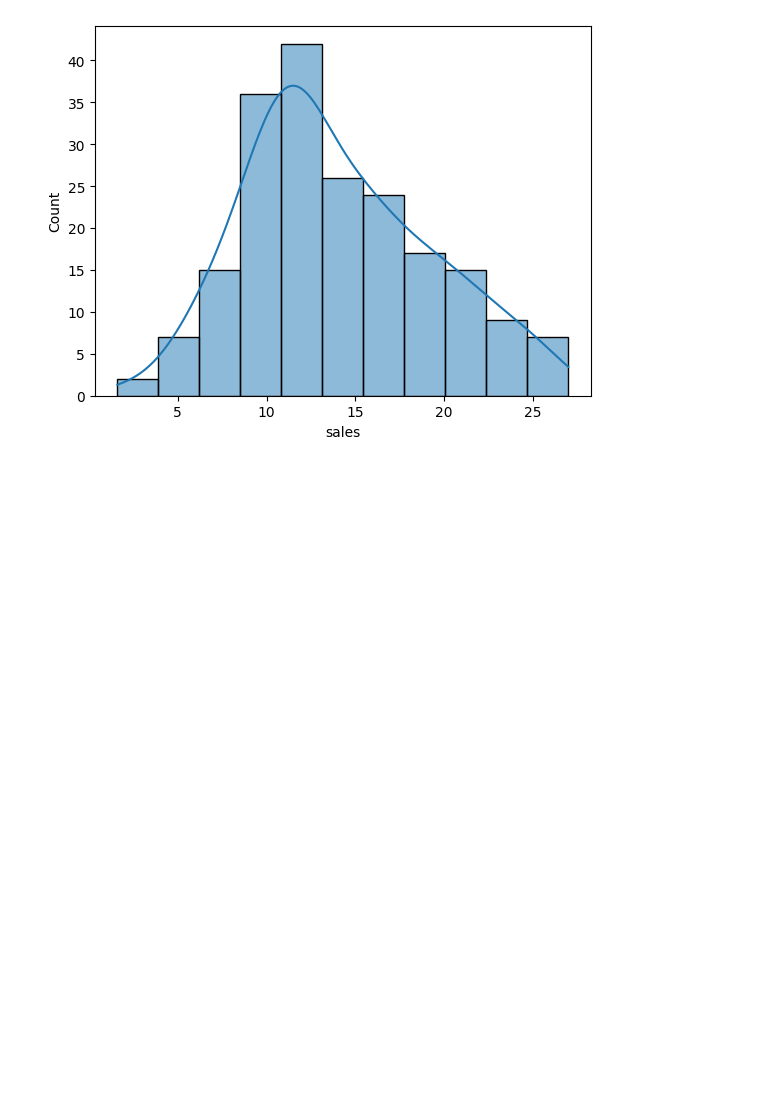
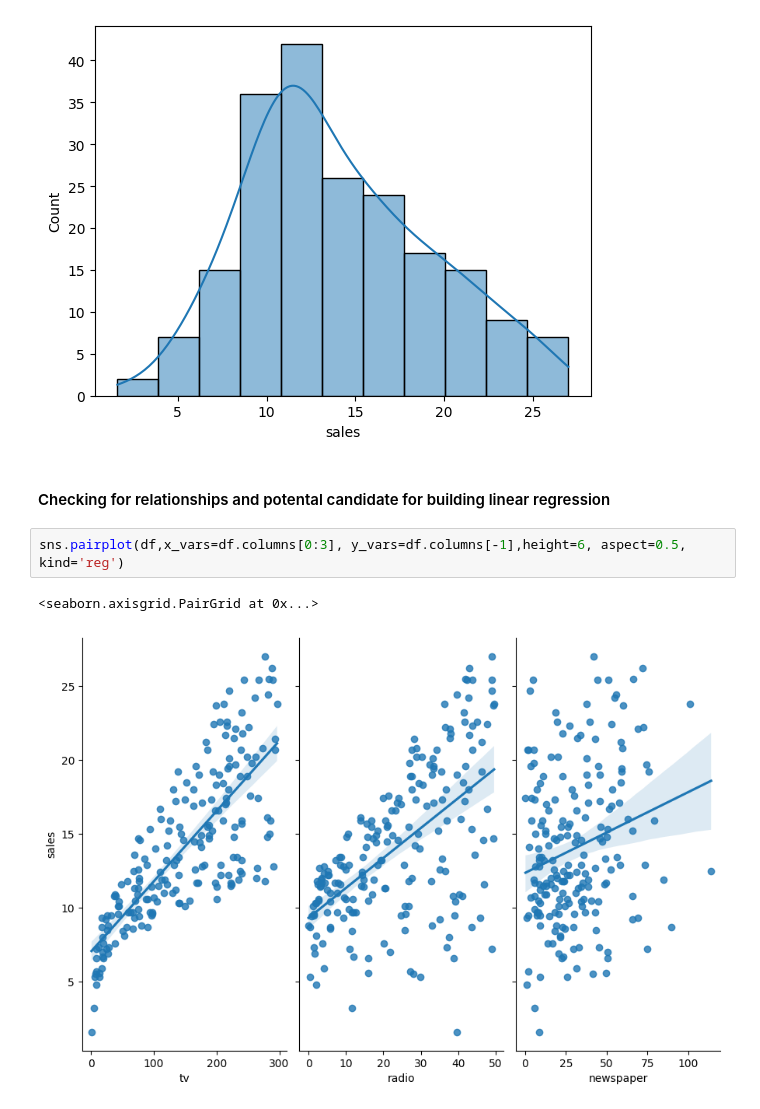
Before and after one commit to eluseful/Price-Predictionwith-SciKitLearn, a Jupyter notebook: Predicting Price Using Regression methods in ScikitLearn.ipynb, the cells around one changed output. Saved outputs shown, nothing was run; the diff lists cells and outputs as text; blank space fills up the shorter version.

```diff
--- a/Predicting Price Using Regression methods in ScikitLearn.ipynb
+++ b/Predicting Price Using Regression methods in ScikitLearn.ipynb
@@ -84,3 +83,10 @@ sns.histplot(df['sales'], kde=True)
 # %% [output]
 <Axes: xlabel='sales', ylabel='Count'>
 [figure]
+# %% [markdown]
+#### Checking for relationships and potental candidate for building linear regression
+# %%
+sns.pairplot(df,x_vars=df.columns[0:3], y_vars=df.columns[-1],height=6, aspect=0.5, kind='reg')
+# %% [output]
+<seaborn.axisgrid.PairGrid at 0x...>
+[figure, added]
```
Also changed, not shown: parts of 3 cells of this notebook.
